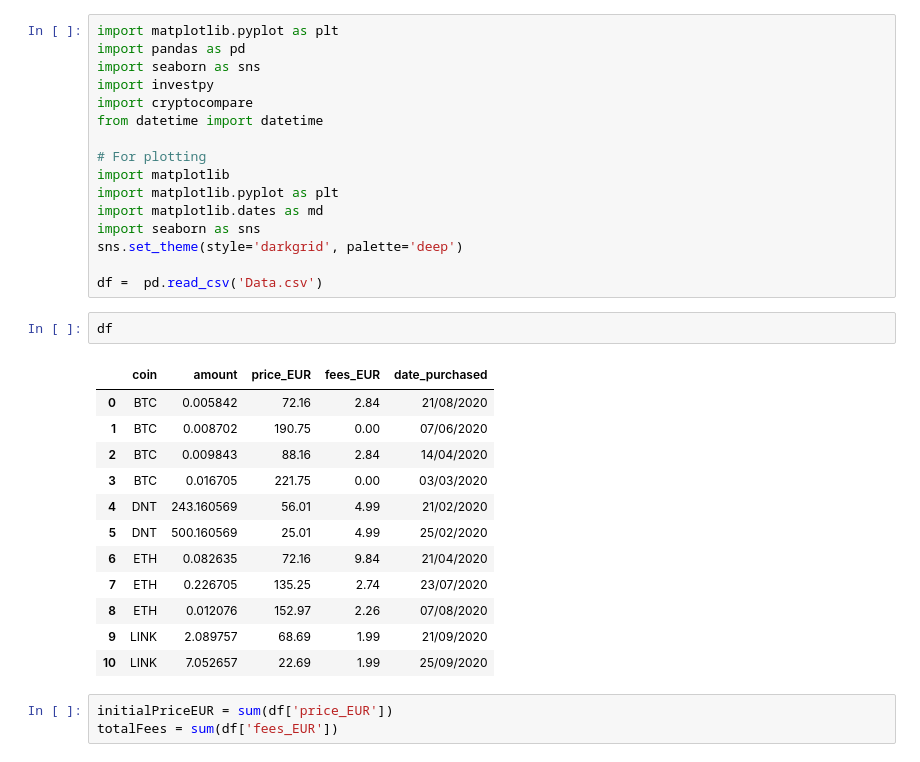
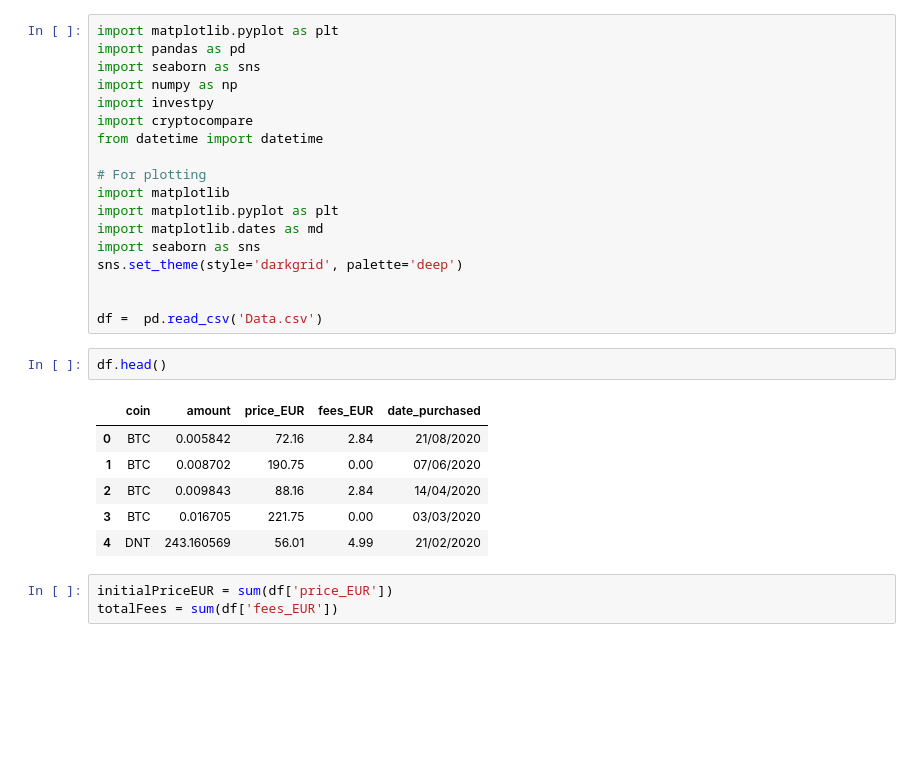
Before and after one commit to ConanMercer/CryptoPortfolio, a Jupyter notebook: Crypto_Analysis.ipynb, the cells around one changed output. Cells and saved outputs as stored; diff of their text form; blank space fills up the shorter version.

```diff
--- a/Crypto_Analysis.ipynb
+++ b/Crypto_Analysis.ipynb
@@ -2,6 +2,7 @@
 import matplotlib.pyplot as plt
 import pandas as pd
 import seaborn as sns
+import numpy as np
 import investpy
 import cryptocompare
 from datetime import datetime
@@ -13,22 +14,17 @@ import matplotlib.dates as md
 import seaborn as sns
 sns.set_theme(style='darkgrid', palette='deep')
 
+
 df =  pd.read_csv('Data.csv')
 # %%
-df
+df.head()
 # %% [output]
 |  | coin | amount | price_EUR | fees_EUR | date_purchased |
 | 0 | BTC | 0.005842 | 72.16 | 2.84 | 21/08/2020 |
 | 1 | BTC | 0.008702 | 190.75 | 0.00 | 07/06/2020 |
 | 2 | BTC | 0.009843 | 88.16 | 2.84 | 14/04/2020 |
 | 3 | BTC | 0.016705 | 221.75 | 0.00 | 03/03/2020 |
 | 4 | DNT | 243.160569 | 56.01 | 4.99 | 21/02/2020 |
-| 5 | DNT | 500.160569 | 25.01 | 4.99 | 25/02/2020 |
-| 6 | ETH | 0.082635 | 72.16 | 9.84 | 21/04/2020 |
-| 7 | ETH | 0.226705 | 135.25 | 2.74 | 23/07/2020 |
-| 8 | ETH | 0.012076 | 152.97 | 2.26 | 07/08/2020 |
-| 9 | LINK | 2.089757 | 68.69 | 1.99 | 21/09/2020 |
-| 10 | LINK | 7.052657 | 22.69 | 1.99 | 25/09/2020 |
 # %%
 initialPriceEUR = sum(df['price_EUR'])
 totalFees = sum(df['fees_EUR'])
```
Also changed, not shown: parts of 20 cells of this notebook.
